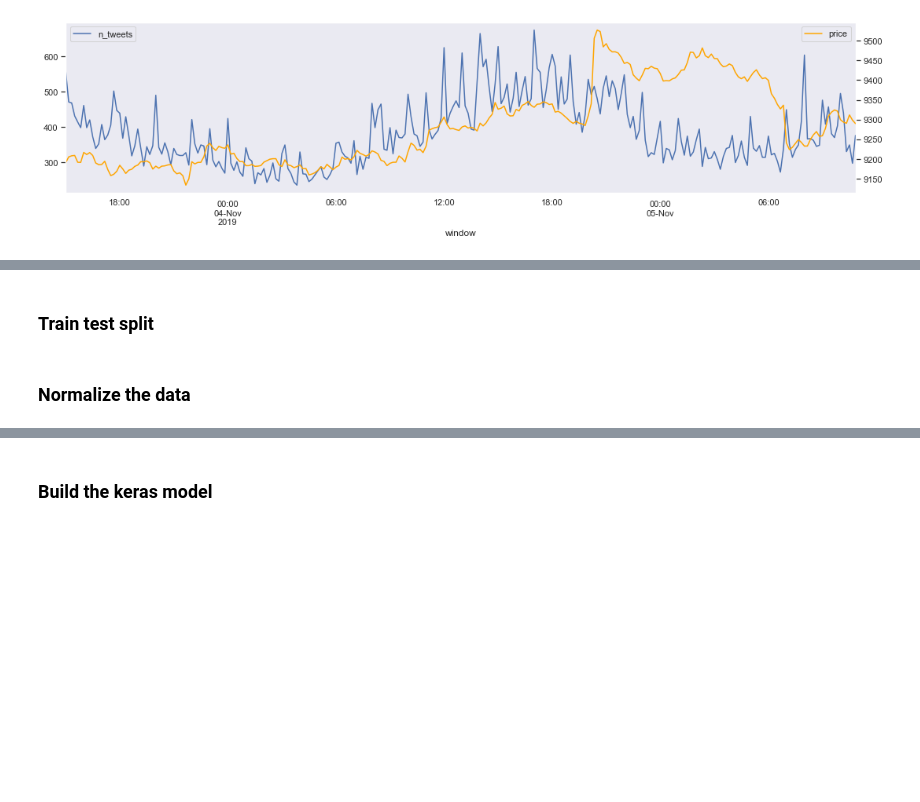
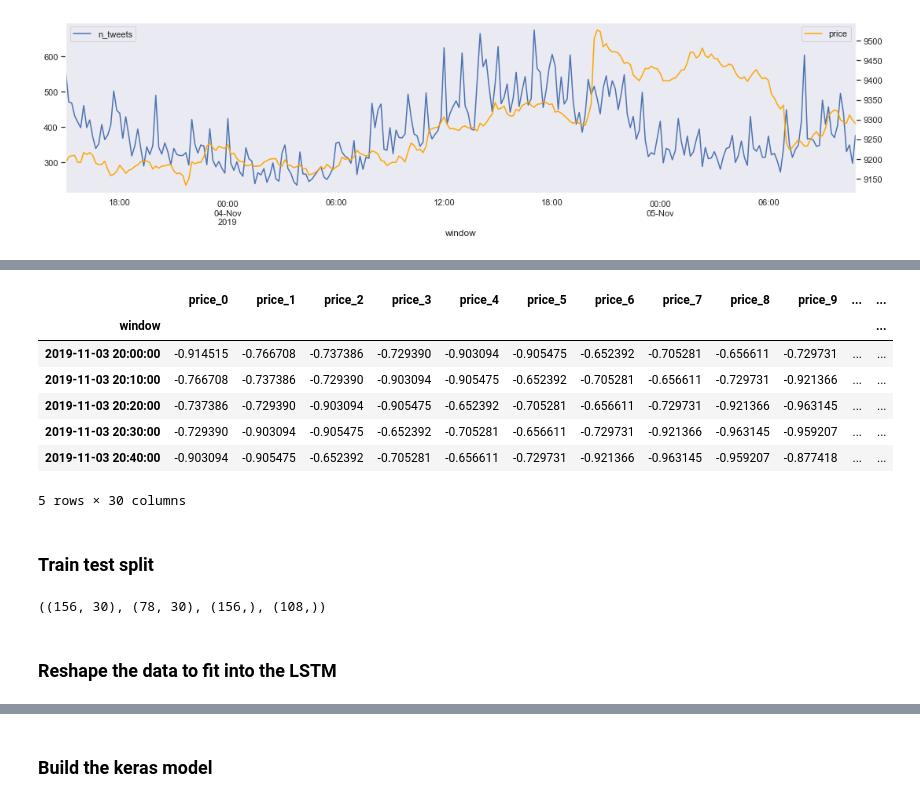
Before and after one commit to Wolfpack-Inc/data-engineering, a Jupyter notebook: machine-learning/keras-training.ipynb, the cells around one changed output, grey strips where cells are left out. Cells and saved outputs as stored; diff of their text form; code cells hidden in the pictures; blank space fills up the shorter version.

```diff
--- a/machine-learning/keras-training.ipynb
+++ b/machine-learning/keras-training.ipynb
@@ -80,6 +83,3 @@ plot_timeline('sentiment', 'price')
 plot_timeline('n_tweets', 'price')
 # %% [output]
 [figure]
-# %%
-df['target'] = df['price'].shift(-1)
-df.head()
@@ -93,0 +88,3 @@ df.head()
+# %%
+df_norm = (df-df.mean())/df.std()
+df_norm.head()
@@ -93,0 +101,17 @@ df.head()
+# %%
+def historic(row, feature):
+    # The datetime of the current row
+    end_time = row.name - timedelta(seconds=1)
+
+    # The datetime of the start of the window
+    start_time = row.name - timedelta(hours=5)
+
+    # Return the previous values
+    return df_norm.loc[start_time:end_time, feature].values
+# %%
+features = ['sentiment', 'price', 'n_tweets']
+
+for feature in features:
+    df_norm['hist_{}'.format(feature)] = df_norm.apply(lambda row: historic(row, feature=feature), 1)
+
+df_norm.head()
@@ -94,2 +126,24 @@ df.head()
+# %%
+def timeseries_df(feature, label):
+    # Expand into it's own dataframe
+    values = df_norm[feature].apply(pd.Series)
+
+    # Rename the variables
+    values = values.rename(columns = lambda x : label + '_' + str(x))
+
+    # Return the dataframe
+    return values.dropna()
+
+prices = timeseries_df(feature='hist_price', label='price')
+prices.head()
+# %% [output]
+|  | price_0 | price_1 | price_2 | price_3 | price_4 | price_5 | price_6 | price_7 | price_8 | price_9 | ... | ... |
+| window |  |  |  |  |  |  |  |  |  |  |  | ... |
+| 2019-11-03 20:00:00 | -0.914515 | -0.766708 | -0.737386 | -0.729390 | -0.903094 | -0.905475 | -0.652392 | -0.705281 | -0.656611 | -0.729731 | ... | ... |
+| 2019-11-03 20:10:00 | -0.766708 | -0.737386 | -0.729390 | -0.903094 | -0.905475 | -0.652392 | -0.705281 | -0.656611 | -0.729731 | -0.921366 | ... | ... |
+| 2019-11-03 20:20:00 | -0.737386 | -0.729390 | -0.903094 | -0.905475 | -0.652392 | -0.705281 | -0.656611 | -0.729731 | -0.921366 | -0.963145 | ... | ... |
+| 2019-11-03 20:30:00 | -0.729390 | -0.903094 | -0.905475 | -0.652392 | -0.705281 | -0.656611 | -0.729731 | -0.921366 | -0.963145 | -0.959207 | ... | ... |
+| 2019-11-03 20:40:00 | -0.903094 | -0.905475 | -0.652392 | -0.705281 | -0.656611 | -0.729731 | -0.921366 | -0.963145 | -0.959207 | -0.877418 | ... | ... |
+5 rows × 30 columns
 # %% [markdown]
 ### Train test split
@@ -98,2 +150,11 @@ train, test = df.iloc[:200], df.iloc[200:]
+# %%
+split_point = int(.67 * len(prices))
+
+X_train, X_test = prices.iloc[:split_point], prices.iloc[split_point:]
+y_train, y_test = df['price'][:split_point].values, df['price'][split_point:].values
+
+X_train.shape, X_test.shape, y_train.shape, y_test.shape
+# %% [output]
+((156, 30), (78, 30), (156,), (108,))
 # %% [markdown]
-### Normalize the data
+### Reshape the data to fit into the LSTM
```
Also changed, not shown: parts of 17 cells of this notebook.
